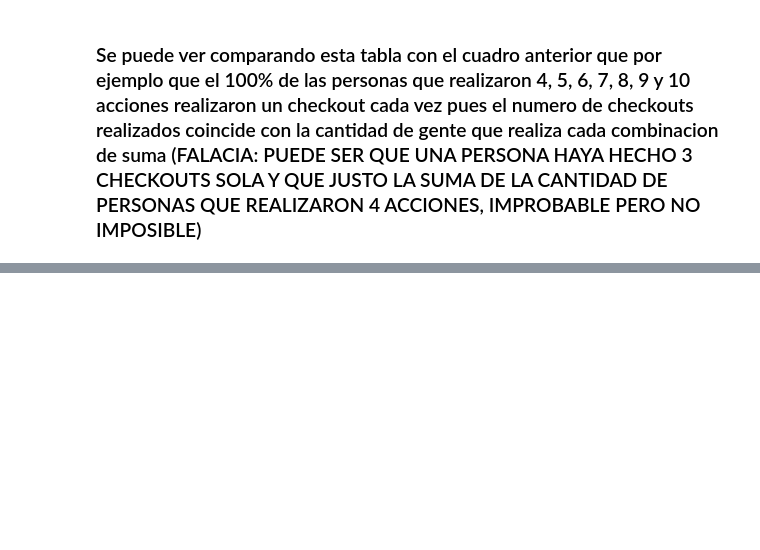
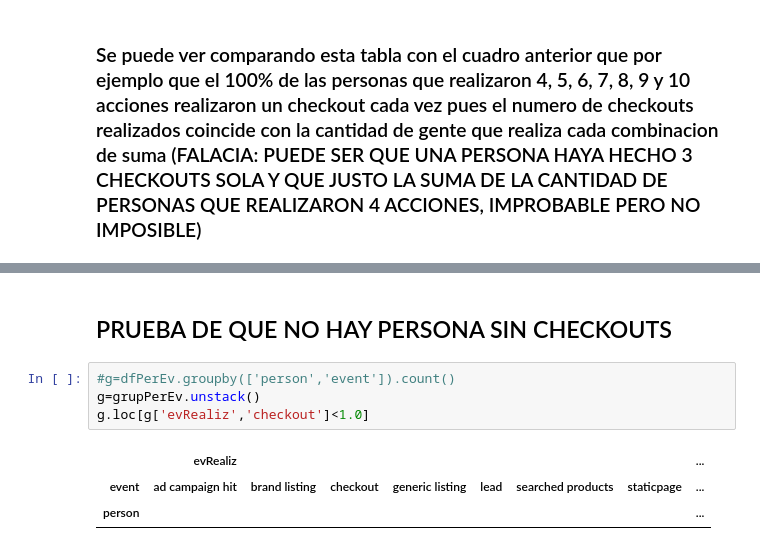
Before and after one commit to javier2409/TP1Datos2C2018, a Jupyter notebook: Analisis Personal.ipynb, the cells around one changed output, grey strips where cells are left out. Cells and saved outputs as stored; diff of their text form; blank space fills up the shorter version.

Commit message:
Modificado Analisis Personal con muestra de checkouts

```diff
--- a/Analisis Personal.ipynb
+++ b/Analisis Personal.ipynb
@@ -207,0 +206,10 @@ SyntaxError: invalid syntax (<ipython-input-16-da5684d0fdc6>, line 1)
+# %% [markdown]
+## PRUEBA DE QUE NO HAY PERSONA SIN CHECKOUTS
+# %%
+#g=dfPerEv.groupby(['person','event']).count()
+g=grupPerEv.unstack()
+g.loc[g['evRealiz','checkout']<1.0]
+# %% [output]
+|  | evRealiz |  |  |  |  |  |  | ... |
+| event | ad campaign hit | brand listing | checkout | generic listing | lead | searched products | staticpage | ... |
+| person |  |  |  |  |  |  |  | ... |
```
Also changed, not shown: parts of 1 cell of this notebook.
